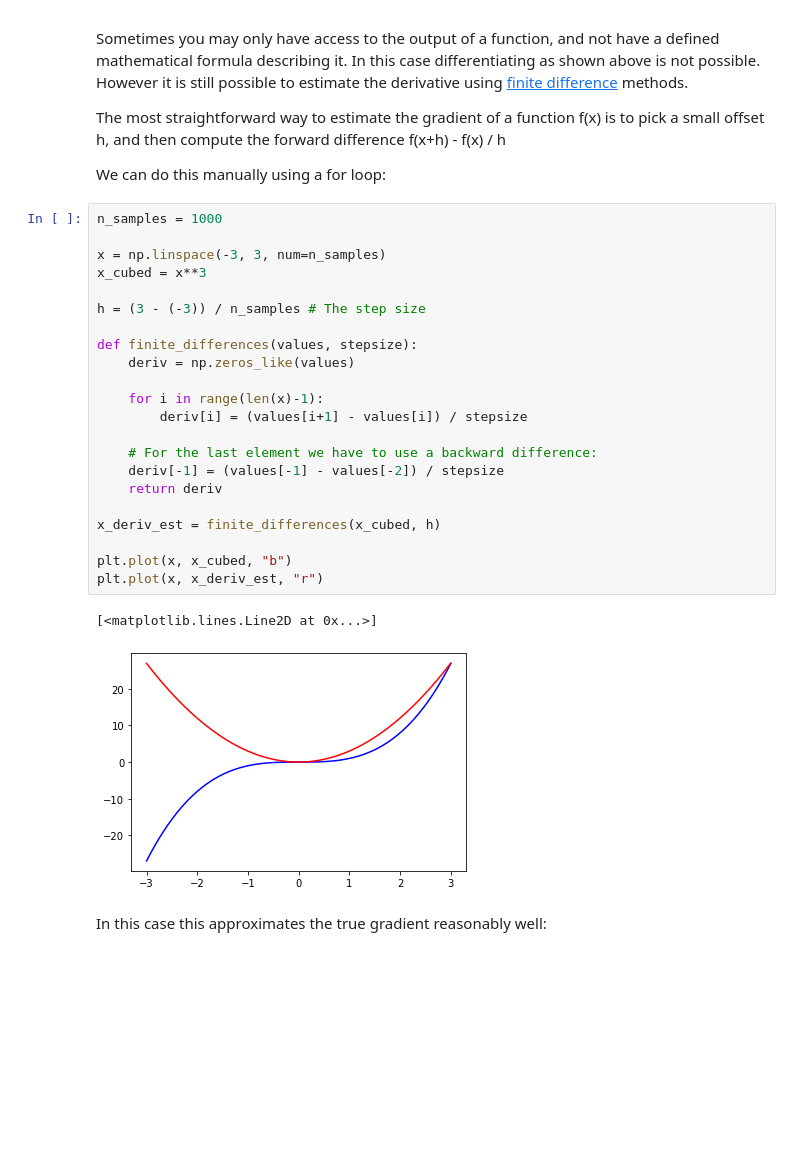
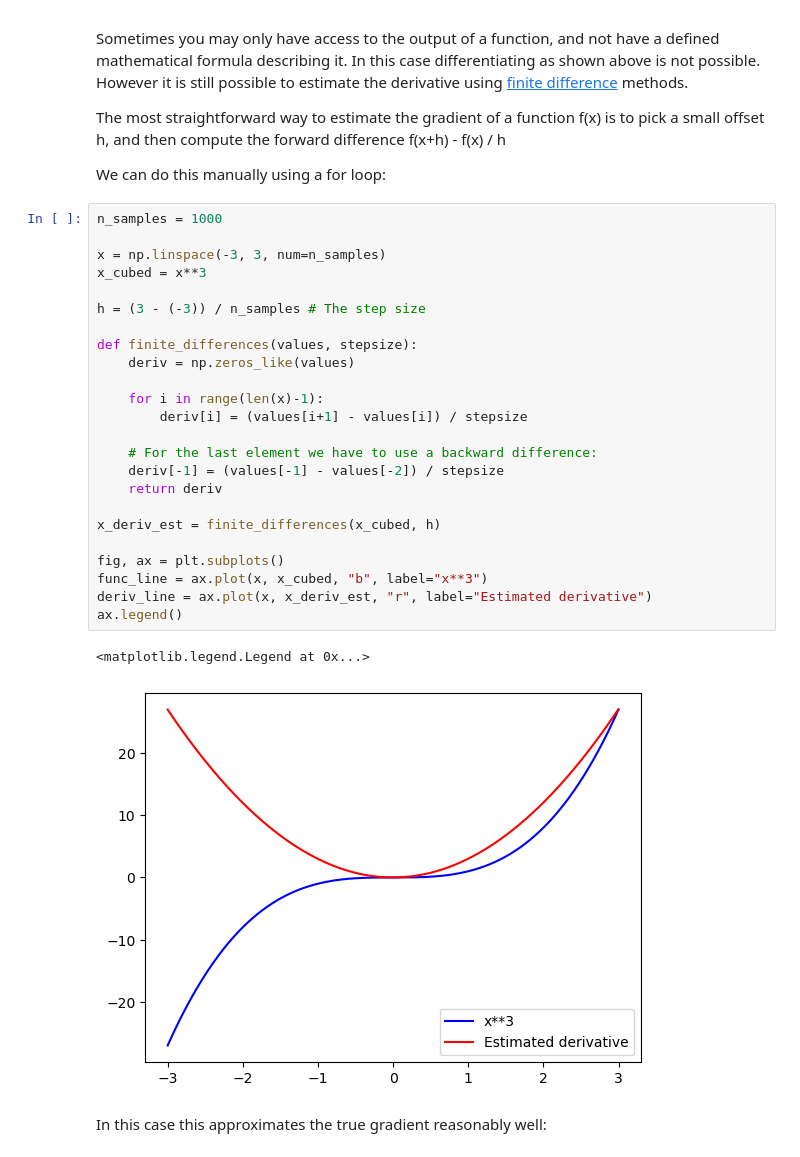
Before and after one commit to drwalton/cgvi-python-intro, a Jupyter notebook: 10_differentiation.ipynb, the cells around one changed output. Cells and saved outputs as stored; diff of their text form; blank space fills up the shorter version.

Commit message:
Improve plots

```diff
--- a/10_differentiation.ipynb
+++ b/10_differentiation.ipynb
@@ -42,28 +44,30 @@ We can do this manually using a for loop:
 # %%
 n_samples = 1000
 
 x = np.linspace(-3, 3, num=n_samples)
 x_cubed = x**3
 
 h = (3 - (-3)) / n_samples # The step size
 
 def finite_differences(values, stepsize):
     deriv = np.zeros_like(values)
 
     for i in range(len(x)-1):
         deriv[i] = (values[i+1] - values[i]) / stepsize
 
     # For the last element we have to use a backward difference:
     deriv[-1] = (values[-1] - values[-2]) / stepsize
     return deriv
 
 x_deriv_est = finite_differences(x_cubed, h)
 
-plt.plot(x, x_cubed, "b")
-plt.plot(x, x_deriv_est, "r")
+fig, ax = plt.subplots()
+func_line = ax.plot(x, x_cubed, "b", label="x**3")
+deriv_line = ax.plot(x, x_deriv_est, "r", label="Estimated derivative")
+ax.legend()
 # %% [output]
-[<matplotlib.lines.Line2D at 0x...>]
+<matplotlib.legend.Legend at 0x...>
-[figure, old version]
+[figure, new version]
 # %% [markdown]
 In this case this approximates the true gradient reasonably well:
 # %%
```
Also changed, not shown: parts of 9 cells of this notebook, 2 other files.
